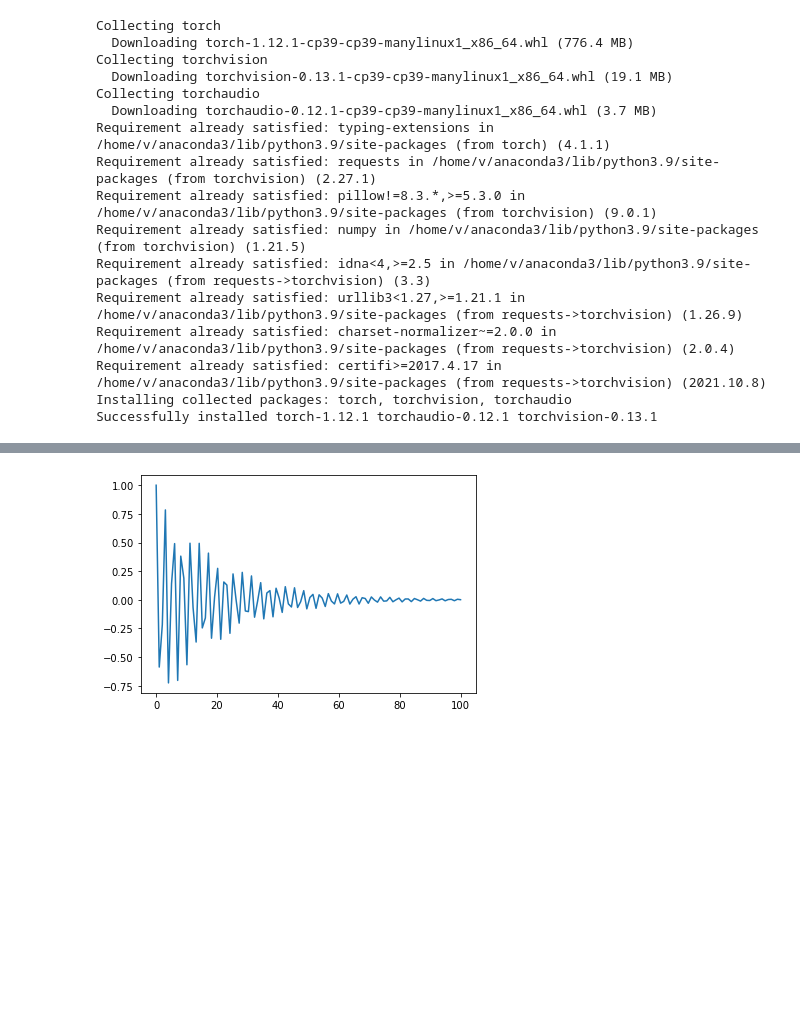
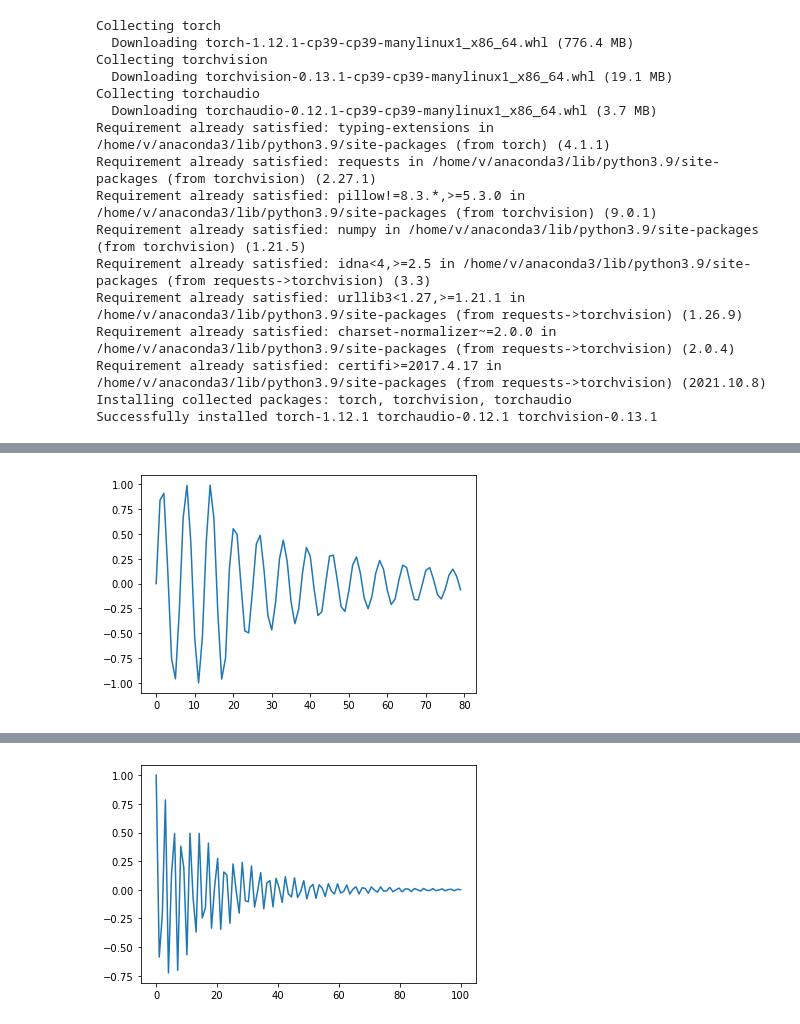
Before and after one commit to SchultzVV/Biology, a Jupyter notebook: method_prove/Show Dataset.ipynb, the cells around one changed output, grey strips where cells are left out. Saved outputs shown, nothing was run; the diff lists cells and outputs as text; code cells hidden in the pictures; blank space fills up the shorter version.

```diff
--- a/method_prove/Show Dataset.ipynb
+++ b/method_prove/Show Dataset.ipynb
@@ -58,0 +85,23 @@ plt.show()
+# %%
+import matplotlib.pyplot as plt
+import math
+
+def f(x,xc):
+    if x < xc:
+        y = math.sin(x)
+    else:
+        y = math.sin(x)*math.exp(-0.025*x)
+    return y
+
+xs = []
+ys = []
+
+for x in range(80):
+    y = f(x,20)
+    xs.append(x)
+    ys.append(y)
+
+plt.plot(xs,ys)
+plt.show()
+# %% [output]
+[figure, added]
```
Also changed, not shown: parts of 6 cells of this notebook.
